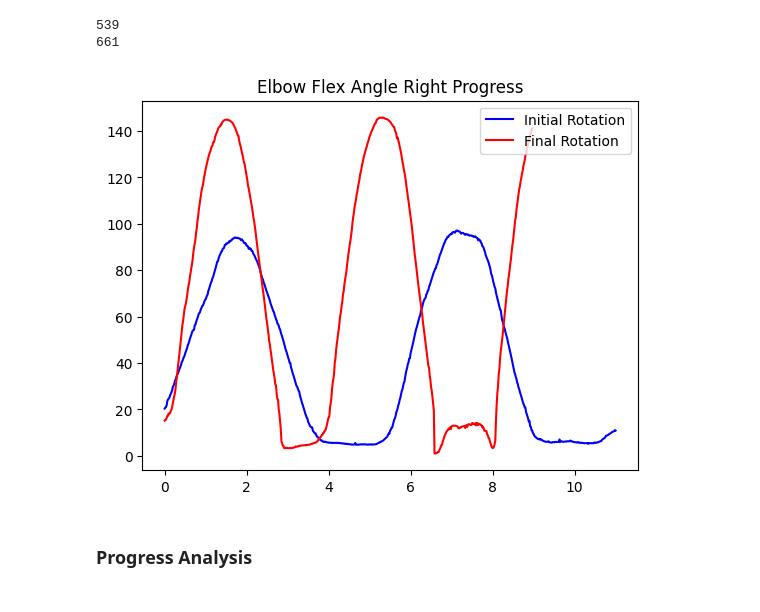
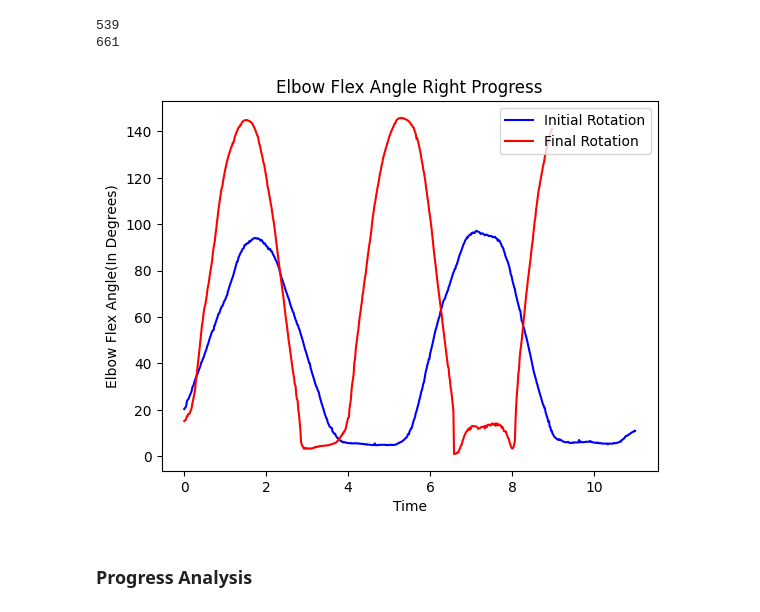
Before and after one commit to Jatin7385/NUS_COHORT_PROJECT, a Jupyter notebook: OpenCAP/CODE/OpenCapPhysiotherapyAnalysis.ipynb, the cells around one changed output. Saved outputs shown, nothing was run; the diff lists cells and outputs as text; code cells hidden in the pictures.

```diff
--- a/OpenCAP/CODE/OpenCapPhysiotherapyAnalysis.ipynb
+++ b/OpenCAP/CODE/OpenCapPhysiotherapyAnalysis.ipynb
@@ -334,11 +338,13 @@ print(len(elb_1))
 # %%
 plt.plot(time1, elb_1, label='Initial Rotation', color='blue')
 plt.plot(time2, elb_2, label='Final Rotation', color='red')
 plt.title("Elbow Flex Angle Right Progress")
+plt.xlabel("Time")
+plt.ylabel("Elbow Flex Angle(In Degrees)")
 plt.legend()
 plt.show()
 # %% [output]
-[figure, old version]
+[figure, new version]
 # %% [markdown]
 ### Progress Analysis
 # %%
```
Also changed, not shown: parts of 2 cells of this notebook, 12 other files.
